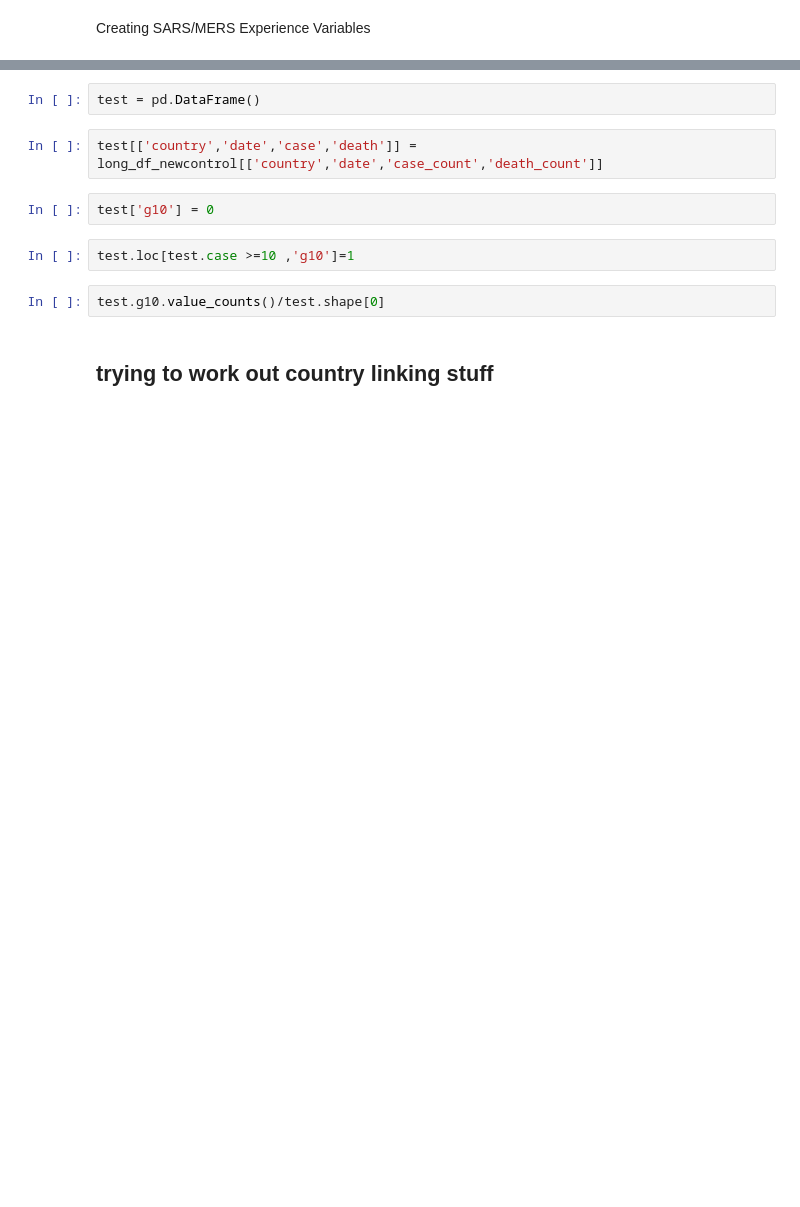
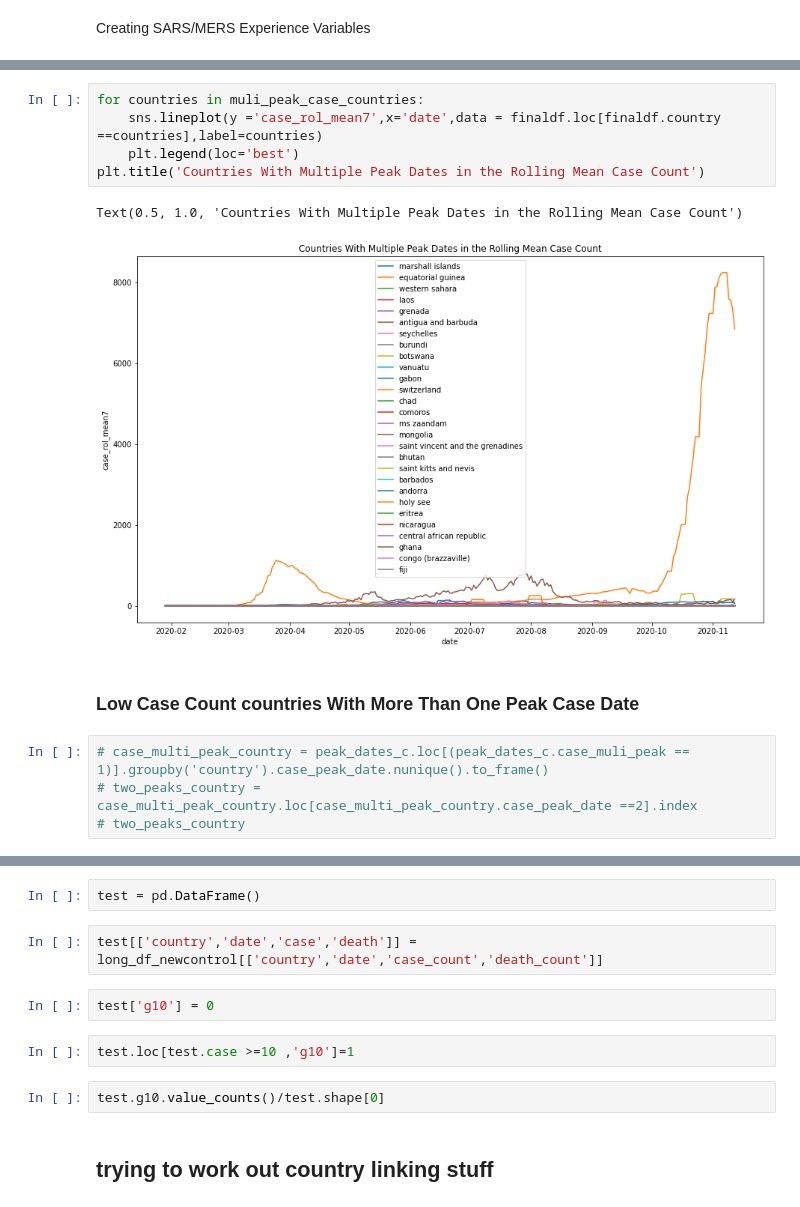
Before and after one commit to chacreton190/COVID-19, a Jupyter notebook: Code/COVID Manipulation 10-27-20.ipynb, the cells around one changed output, grey strips where cells are left out. Drawn from its saved outputs; the diff is of its cells as text; blank space fills up the shorter version.

```diff
--- a/Code/COVID Manipulation 10-27-20.ipynb
+++ b/Code/COVID Manipulation 10-27-20.ipynb
@@ -666,0 +877,14 @@ long_df_newcontrol.case_count.hist()
+# %%
+for countries in muli_peak_case_countries:
+    sns.lineplot(y ='case_rol_mean7',x='date',data = finaldf.loc[finaldf.country ==countries],label=countries)
+    plt.legend(loc='best')
+plt.title('Countries With Multiple Peak Dates in the Rolling Mean Case Count')
+# %% [output]
+Text(0.5, 1.0, 'Countries With Multiple Peak Dates in the Rolling Mean Case Count')
+[figure, added]
+# %% [markdown]
+### Low Case Count countries With More Than One Peak Case Date
+# %%
+# case_multi_peak_country = peak_dates_c.loc[(peak_dates_c.case_muli_peak == 1)].groupby('country').case_peak_date.nunique().to_frame()
+# two_peaks_country = case_multi_peak_country.loc[case_multi_peak_country.case_peak_date ==2].index
+# two_peaks_country
```
Also changed, not shown: parts of 96 cells of this notebook, 16 other files.
